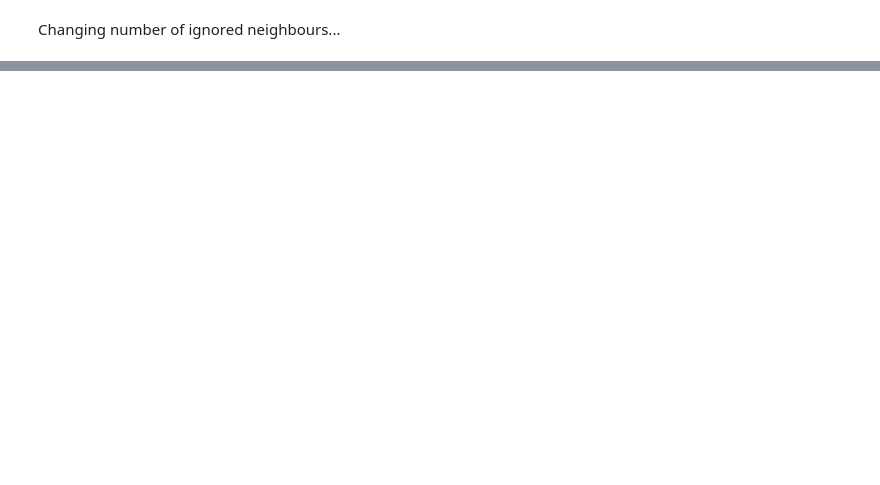
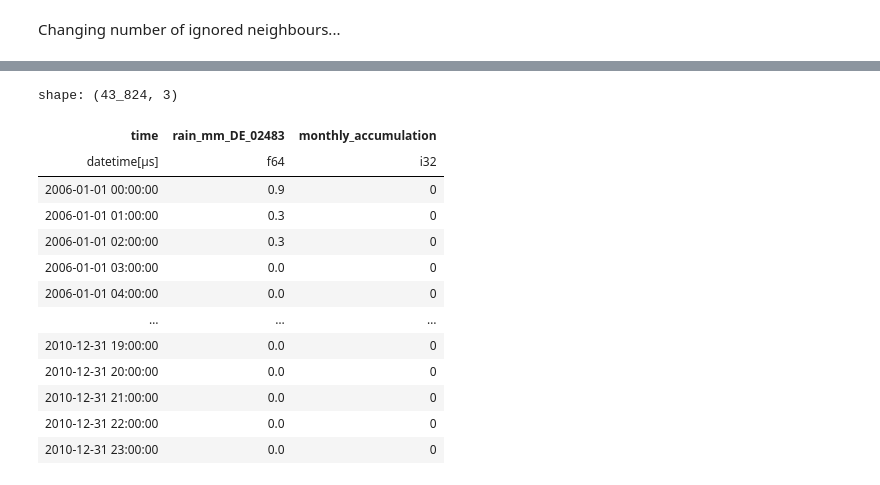
Before and after one commit to Thomasjkeel/RainfallQC-notebooks, a Jupyter notebook: notebooks/demo/rainfallQC_demo.ipynb, the cells around one changed output, grey strips where cells are left out. Drawn from its saved outputs; the diff is of its cells as text; code cells hidden in the pictures; blank space fills up the shorter version.

Commit message:
add example runner

```diff
--- a/notebooks/demo/rainfallQC_demo.ipynb
+++ b/notebooks/demo/rainfallQC_demo.ipynb
@@ -560,0 +568,28 @@ Like intense-qc
+# %%
+qc_to_run = ["QC1", "QC2", "QC3", "QC4", "QC5", "QC6", "QC7", "QC8", "QC9", "QC10", "QC11", "QC12", "QC13", "QC14", "QC15", "QC16"]
+
+qc_kwargs = {
+    "QC1": {"quantile": 5},
+    "QC2": {"k": 3},
+    "QC3": {"time_granularity": "hour"},
+    "QC4": {"time_granularity": "weekday"},
+    "QC5": {"no_data_threshold" : 2}, # days
+    "QC6": {"p_threshold": 0.05},
+    "QC7": {"expected_min_val": 0.1},
+    "QC13": {"wet_day_threshold": 1.0, "accumulation_multiplying_factor": 2.0},
+    "QC14": {"wet_day_threshold": 1.0, "accumulation_multiplying_factor": 2.0},
+    "QC15": {"function": timeseries_checks.streaks_check},
+    "QC16": {"neighbouring_gauge_cols": gdsr_network_data.columns[2:], "wet_threshold": 1.0, "min_n_neighbours": 5, "n_wrong_neighbours_allowed": 0},
+    # Shared defaults applied to all
+    "shared": {
+        "rain_col": RAIN_COL,
+        "target_gauge_col": RAIN_COL,
+        "gauge_lat": gdsr_metadata['latitude'],
+        "gauge_lon": gdsr_metadata['longitude'],
+        "time_res": "hourly",
+        "data_resolution": float(gdsr_metadata['resolution']),
+    }
+}
+# %%
+%%time
+results = run_example_qc_framework(gdsr_network_data, qc_to_run=qc_to_run, kwargs_map=qc_kwargs)
@@ -560,0 +619,17 @@ Like intense-qc
+# %%
+results['QC14']
+# %% [output]
+shape: (43_824, 3)
+| time | rain_mm_DE_02483 | monthly_accumulation |
+| datetime[μs] | f64 | i32 |
+| 2006-01-01 00:00:00 | 0.9 | 0 |
+| 2006-01-01 01:00:00 | 0.3 | 0 |
+| 2006-01-01 02:00:00 | 0.3 | 0 |
+| 2006-01-01 03:00:00 | 0.0 | 0 |
+| 2006-01-01 04:00:00 | 0.0 | 0 |
+| … | … | … |
+| 2010-12-31 19:00:00 | 0.0 | 0 |
+| 2010-12-31 20:00:00 | 0.0 | 0 |
+| 2010-12-31 21:00:00 | 0.0 | 0 |
+| 2010-12-31 22:00:00 | 0.0 | 0 |
+| 2010-12-31 23:00:00 | 0.0 | 0 |
```
Also changed, not shown: parts of 19 cells of this notebook.
